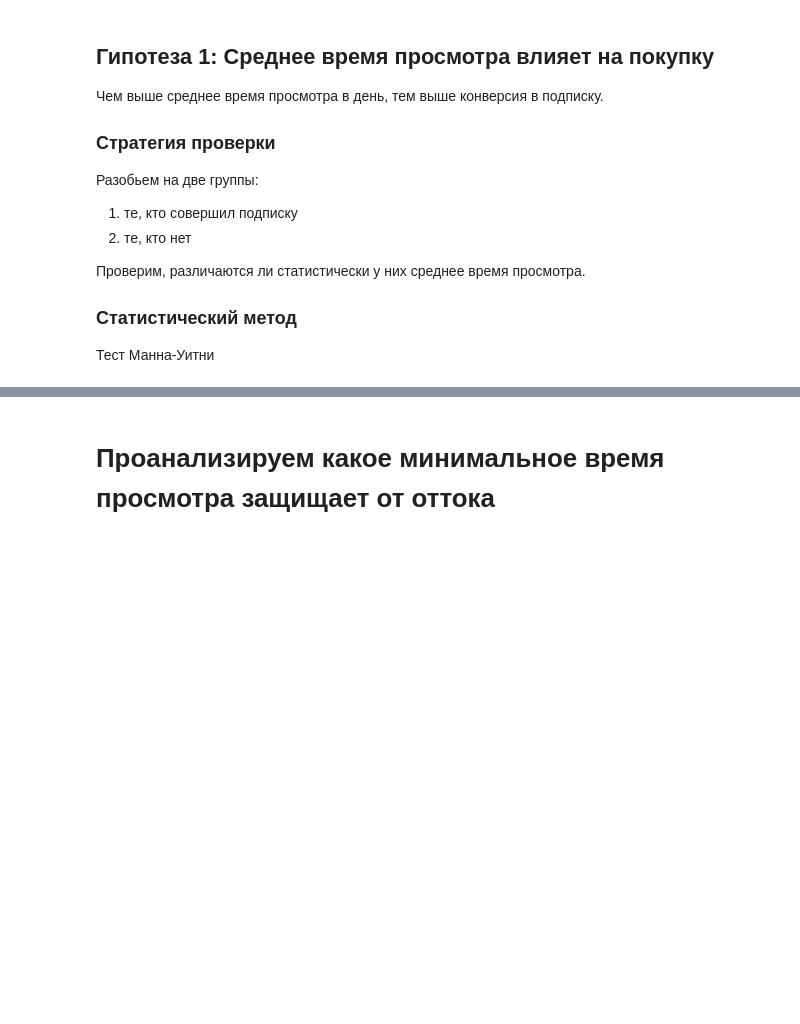
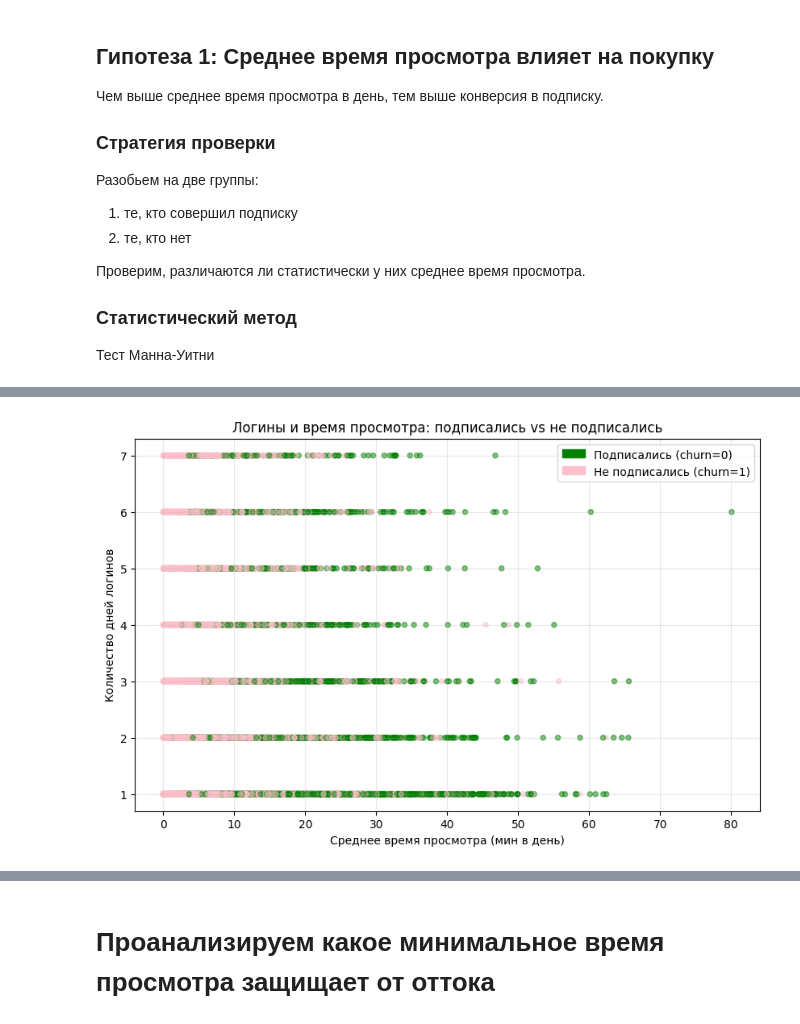
Before and after one commit to antosden/video-platform-churn-analysis, a Jupyter notebook: Команда_12_Чек-пойнт_1.ipynb, the cells around one changed output, grey strips where cells are left out. Cells and saved outputs as stored; diff of their text form; code cells hidden in the pictures; blank space fills up the shorter version.

```diff
--- a/Команда_12_Чек-пойнт_1.ipynb
+++ b/Команда_12_Чек-пойнт_1.ipynb
@@ -377,0 +529,26 @@ plt.show()
+# %%
+colors = df["churn"].map({0: "green", 1: "pink"})
+
+plt.figure(figsize=(10, 6))
+
+plt.scatter(
+    df["avg_min_watch_daily"],
+    df["number_of_days_logged"],
+    c=colors,
+    alpha=0.5,
+    s=20,
+)
+
+plt.xlabel("Среднее время просмотра (мин в день)")
+plt.ylabel("Количество дней логинов")
+plt.title("Логины и время просмотра: подписались vs не подписались")
+
+import matplotlib.patches as mpatches
+green_patch = mpatches.Patch(color='green', label='Подписались (churn=0)')
+pink_patch  = mpatches.Patch(color='pink', label='Не подписались (churn=1)')
+plt.legend(handles=[green_patch, pink_patch])
+
+plt.grid(True, alpha=0.3)
+plt.show()
+# %% [output]
+[figure, added]
```
Also changed, not shown: parts of 17 cells of this notebook.
